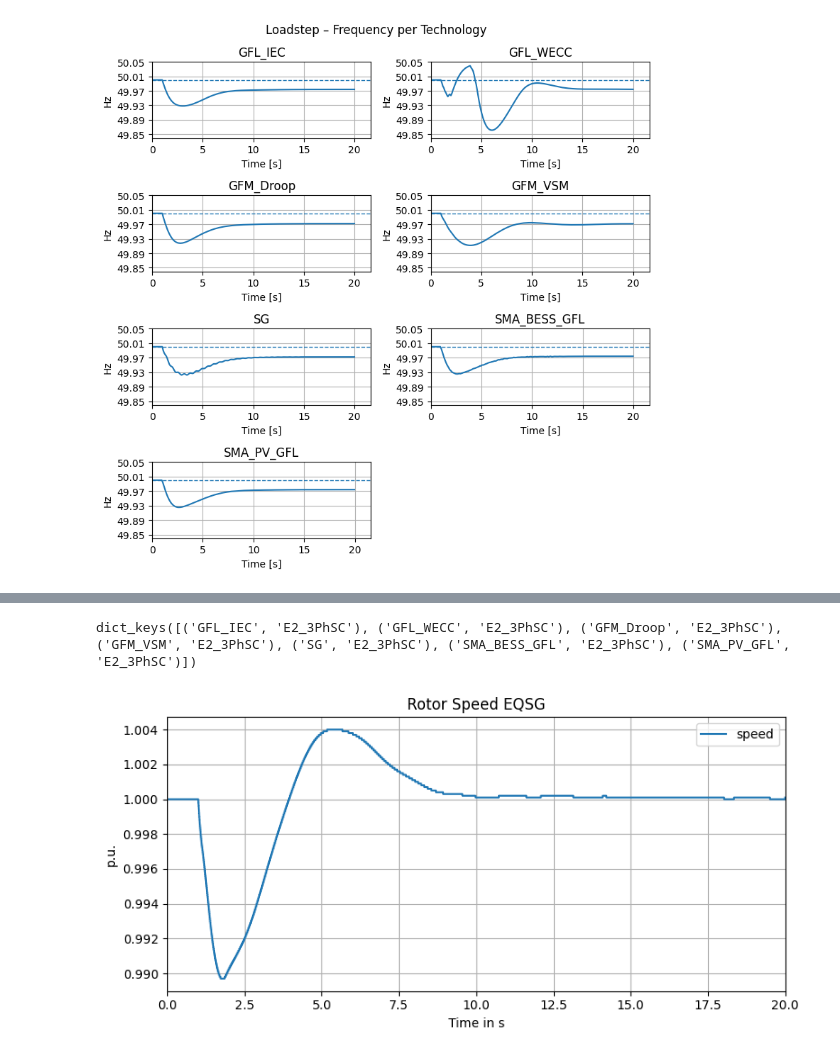
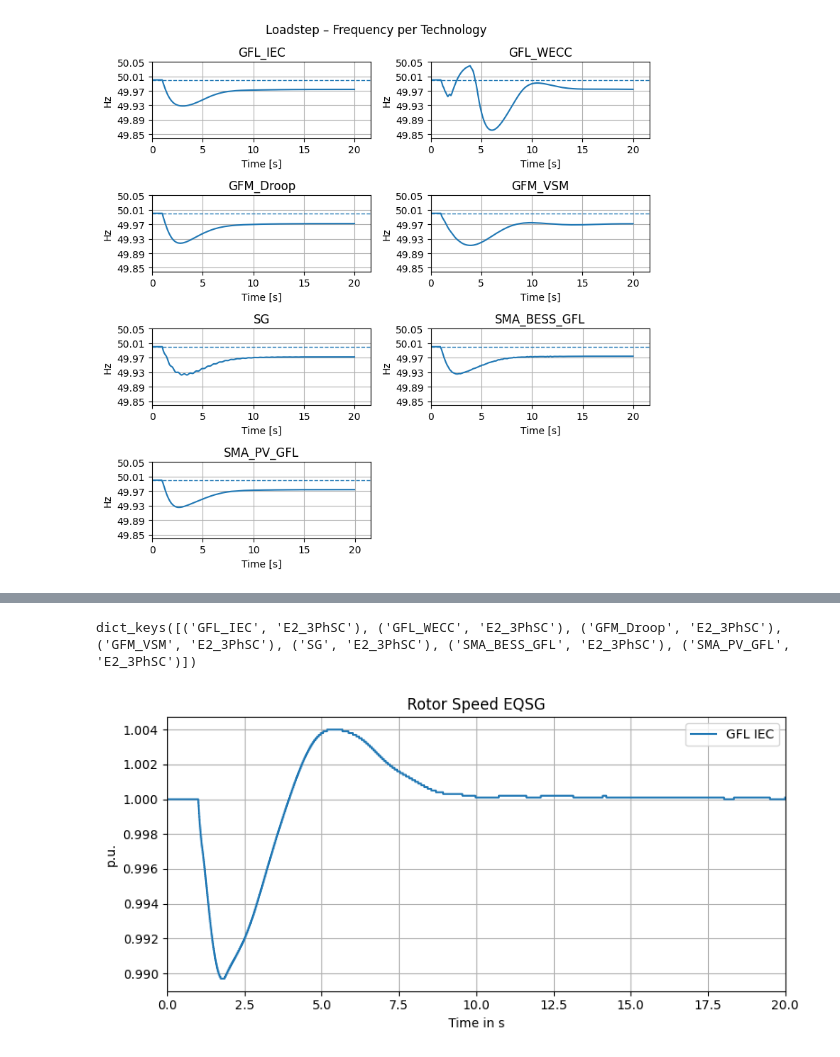
Before and after one commit to marioataveraleon/Thesis, a Jupyter notebook: Scripts/kpis.ipynb, the cells around one changed output, grey strips where cells are left out. Drawn from its saved outputs; the diff is of its cells as text; code cells hidden in the pictures.

```diff
--- a/Scripts/kpis.ipynb
+++ b/Scripts/kpis.ipynb
@@ -1121,8 +1090,8 @@ SMA_BESS_GFL      0.000               0.057                    1.000
 # %%
 print(three_ph_scs.keys())
 df =three_ph_scs[('GFL_IEC', 'E2_3PhSC')]
 df.head()
-plot_signal_from_df(df,colmap,"t","speed","Rotor Speed EQSG","p.u.","speed")
+plot_signal_from_df(df,colmap,"t","speed","Rotor Speed EQSG","p.u.","GFL IEC")
 # %% [output]
 dict_keys([('GFL_IEC', 'E2_3PhSC'), ('GFL_WECC', 'E2_3PhSC'), ('GFM_Droop', 'E2_3PhSC'), ('GFM_VSM', 'E2_3PhSC'), ('SG', 'E2_3PhSC'), ('SMA_BESS_GFL', 'E2_3PhSC'), ('SMA_PV_GFL', 'E2_3PhSC')])
-[figure, old version]
+[figure, new version]
```
Also changed, not shown: parts of 12 cells of this notebook, 1 other file.
